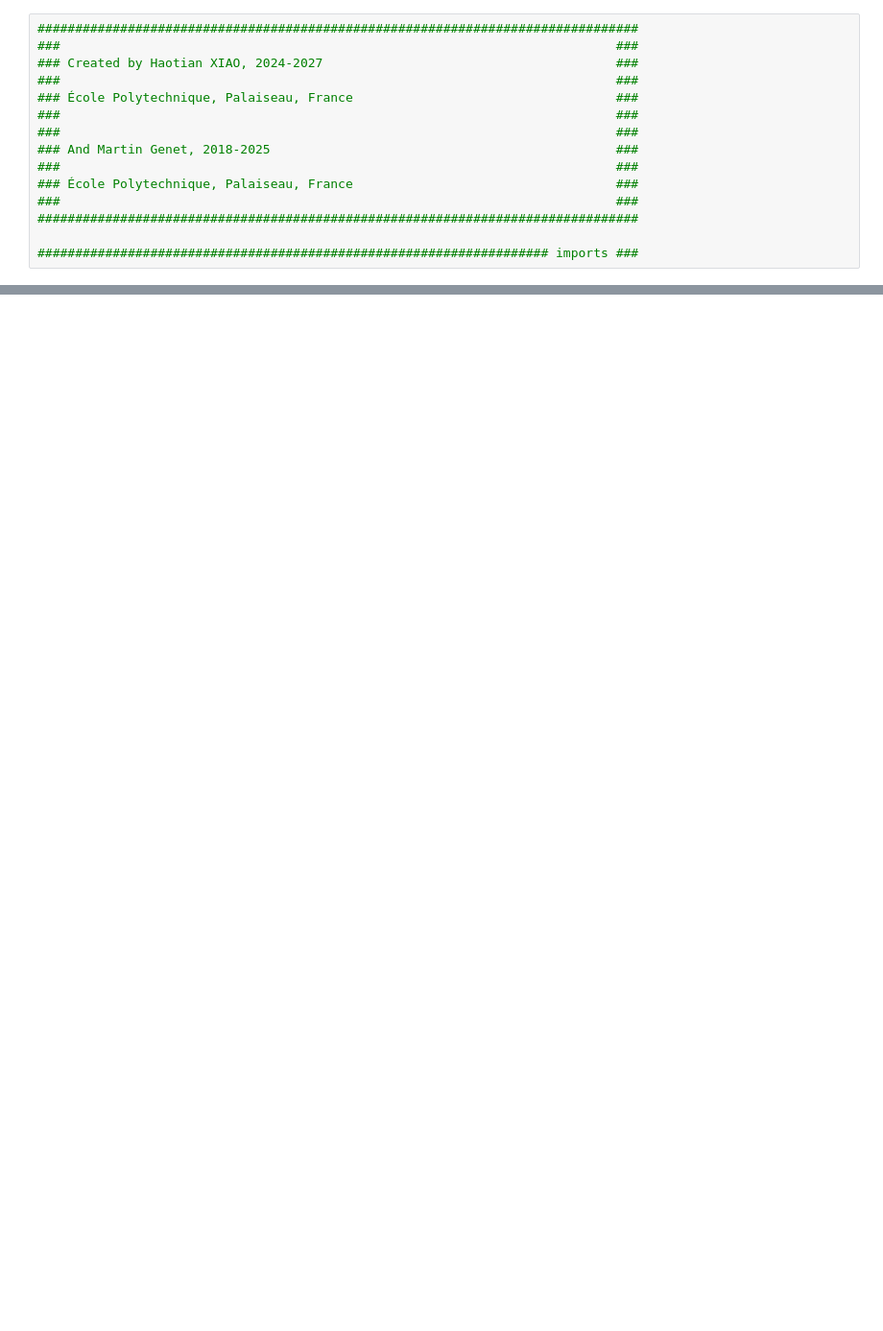
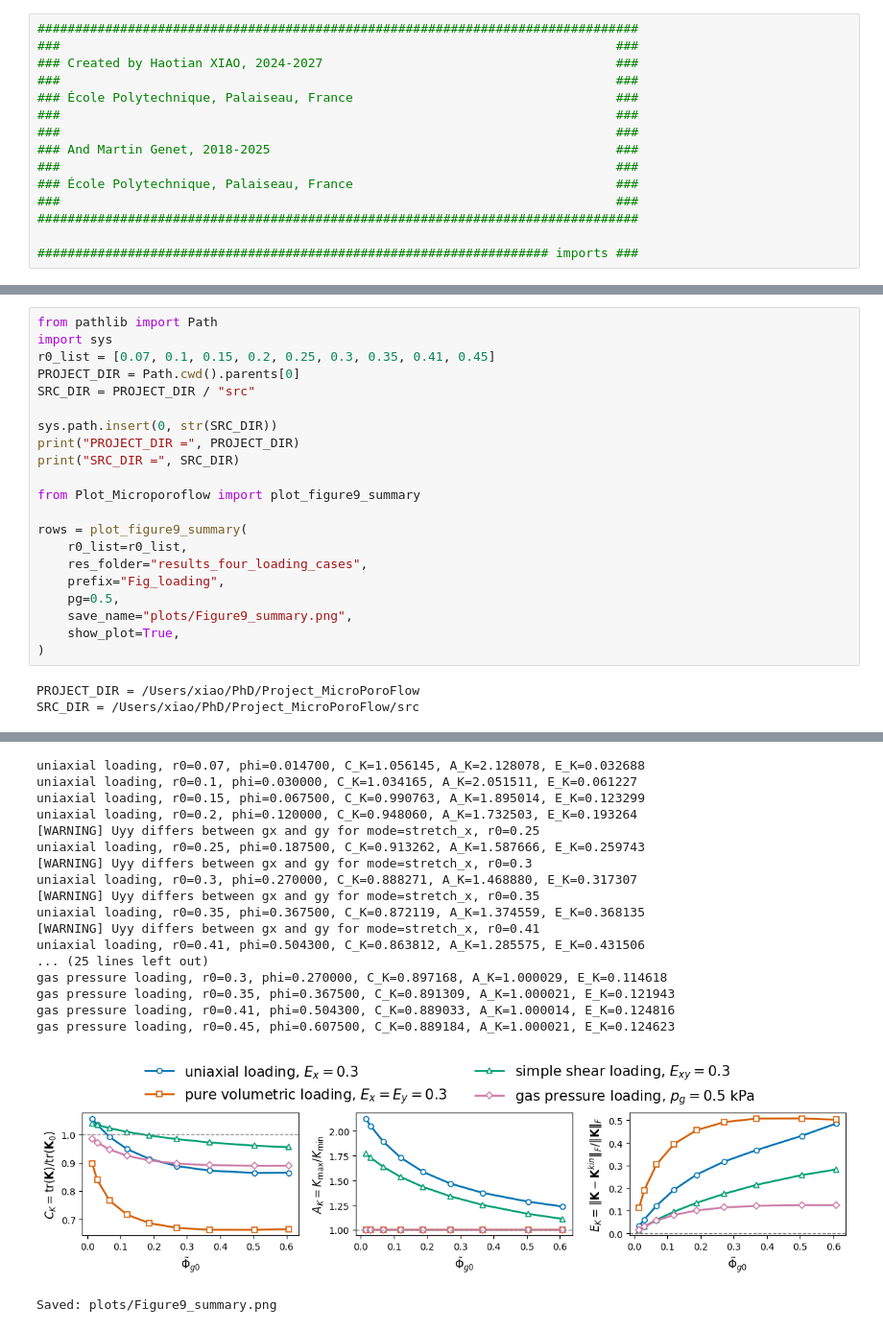
Before and after one commit to Haotian-XIAO/Micro-Poro-Flow-Paper-Demos, a Jupyter notebook: demos/Figure9-Summary.ipynb, the cells around one changed output, grey strips where cells are left out. Shown at 96% size. Drawn from its saved outputs; the diff is of its cells as text; blank space fills up the shorter version.

```diff
--- a/demos/Figure9-Summary.ipynb
+++ b/demos/Figure9-Summary.ipynb
@@ -422,0 +356,24 @@ Saved: plots/Figure7_summary.png
+# %%
+from pathlib import Path
+import sys
+r0_list = [0.07, 0.1, 0.15, 0.2, 0.25, 0.3, 0.35, 0.41, 0.45]
+PROJECT_DIR = Path.cwd().parents[0]
+SRC_DIR = PROJECT_DIR / "src"
+
+sys.path.insert(0, str(SRC_DIR))
+print("PROJECT_DIR =", PROJECT_DIR)
+print("SRC_DIR =", SRC_DIR)
+
+from Plot_Microporoflow import plot_figure9_summary
+
+rows = plot_figure9_summary(
+    r0_list=r0_list,
+    res_folder="results_four_loading_cases",
+    prefix="Fig_loading",
+    pg=0.5,
+    save_name="plots/Figure9_summary.png",
+    show_plot=True,
+)
+# %% [output]
+PROJECT_DIR = /Users/xiao/PhD/Project_MicroPoroFlow
+SRC_DIR = /Users/xiao/PhD/Project_MicroPoroFlow/src
@@ -422,0 +396,19 @@ Saved: plots/Figure7_summary.png
+uniaxial loading, r0=0.07, phi=0.014700, C_K=1.056145, A_K=2.128078, E_K=0.032688
+uniaxial loading, r0=0.1, phi=0.030000, C_K=1.034165, A_K=2.051511, E_K=0.061227
+uniaxial loading, r0=0.15, phi=0.067500, C_K=0.990763, A_K=1.895014, E_K=0.123299
+uniaxial loading, r0=0.2, phi=0.120000, C_K=0.948060, A_K=1.732503, E_K=0.193264
+[WARNING] Uyy differs between gx and gy for mode=stretch_x, r0=0.25
+uniaxial loading, r0=0.25, phi=0.187500, C_K=0.913262, A_K=1.587666, E_K=0.259743
+[WARNING] Uyy differs between gx and gy for mode=stretch_x, r0=0.3
+uniaxial loading, r0=0.3, phi=0.270000, C_K=0.888271, A_K=1.468880, E_K=0.317307
+[WARNING] Uyy differs between gx and gy for mode=stretch_x, r0=0.35
+uniaxial loading, r0=0.35, phi=0.367500, C_K=0.872119, A_K=1.374559, E_K=0.368135
+[WARNING] Uyy differs between gx and gy for mode=stretch_x, r0=0.41
+uniaxial loading, r0=0.41, phi=0.504300, C_K=0.863812, A_K=1.285575, E_K=0.431506
+... (25 lines left out)
+gas pressure loading, r0=0.3, phi=0.270000, C_K=0.897168, A_K=1.000029, E_K=0.114618
+gas pressure loading, r0=0.35, phi=0.367500, C_K=0.891309, A_K=1.000021, E_K=0.121943
+gas pressure loading, r0=0.41, phi=0.504300, C_K=0.889033, A_K=1.000014, E_K=0.124816
+gas pressure loading, r0=0.45, phi=0.607500, C_K=0.889184, A_K=1.000021, E_K=0.124623
+[figure, added]
+Saved: plots/Figure9_summary.png
```
Also changed, not shown: parts of 5 cells of this notebook, 6 other files.
